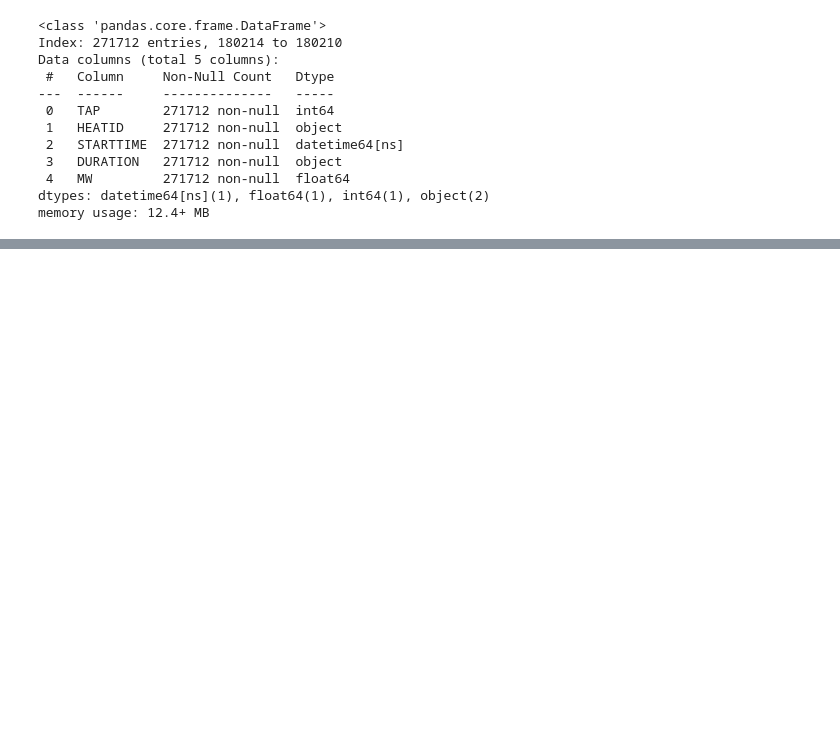
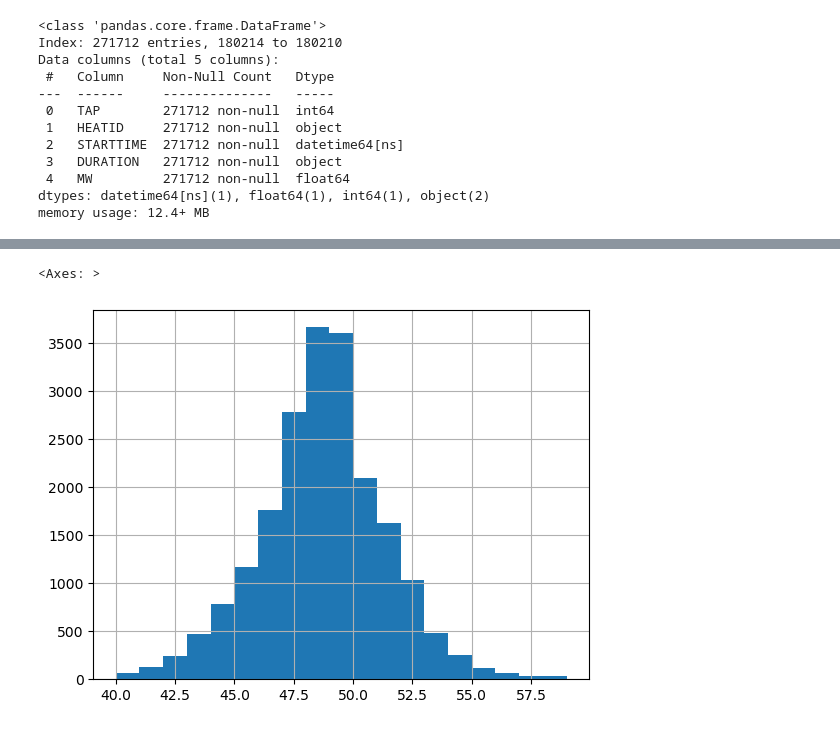
Before and after one commit to Jilai01/CHE1147-Team-8, a Jupyter notebook: EAF_energy_model.ipynb, the cells around one changed output, grey strips where cells are left out. Cells and saved outputs as stored; diff of their text form; code cells hidden in the pictures; blank space fills up the shorter version.

Commit message:
Updated - now will produce and save design matrix

```diff
--- a/EAF_energy_model.ipynb
+++ b/EAF_energy_model.ipynb
@@ -303,5 +346,6 @@ Data columns (total 5 columns):
 dtypes: datetime64[ns](1), float64(1), int64(1), object(2)
 memory usage: 12.4+ MB
 # %%
-df_transformer.set_index('HEATID')['MW'].groupby('HEATID').sum()    # Checking the 'MW' column. Based on the value, it seems the column actually refers to the MWh of energy (not units of power!!!) used. So, we will not need to manually integrate to get the power.
+df_transformer_heats = pd.DataFrame(df_transformer.set_index('HEATID')['MW'].groupby('HEATID').sum())    # Checking the 'MW' column. Based on the value, it seems the column actually refers to the MWh of energy (not units of power!!!) used. So, we will not need to manually integrate to get the power.
+df_transformer_heats.head()
 # %% [output]
@@ -320,0 +379,23 @@ Name: MW, Length: 20813, dtype: float64
+# %%
+df_design = df_basket_charged_heats.join(
+    df_added_mats_heats,
+    on='HEATID',
+    rsuffix=' Added'
+).join(
+    df_steel_chem.drop(columns=['POSITIONROW', 'DATETIME']),    # Drop redundane rows (no data in POSITIONROW, and we will get DATETIME elsewhere)
+    on='HEATID'
+).join(
+    df_steel_temp,   # Do not drop the datetime, as we will consider the DATETIME of the chemical test to be the 'true' finish time for the heat
+    on='HEATID'
+).join(
+    df_gaslance_heats.drop(columns=['REVTIME']),
+    on='HEATID'
+).join(
+    df_injectant_heats.drop(columns=['REVTIME']),
+    on='HEATID'
+).join(
+    df_transformer_heats,
+    on='HEATID'
+)
+
+df_design.head()    # This is the full design matrix. The final column 'MW' is the target (y) which is the amount of energy (in MWh) used to make that heat of steel.
@@ -320,0 +411,7 @@ Name: MW, Length: 20813, dtype: float64
+# %%
+df_design['MW'].hist(
+    bins = np.arange(40, 60, 1)
+)
+# %% [output]
+<Axes: >
+[figure, added]
```
Also changed, not shown: parts of 11 cells of this notebook.
